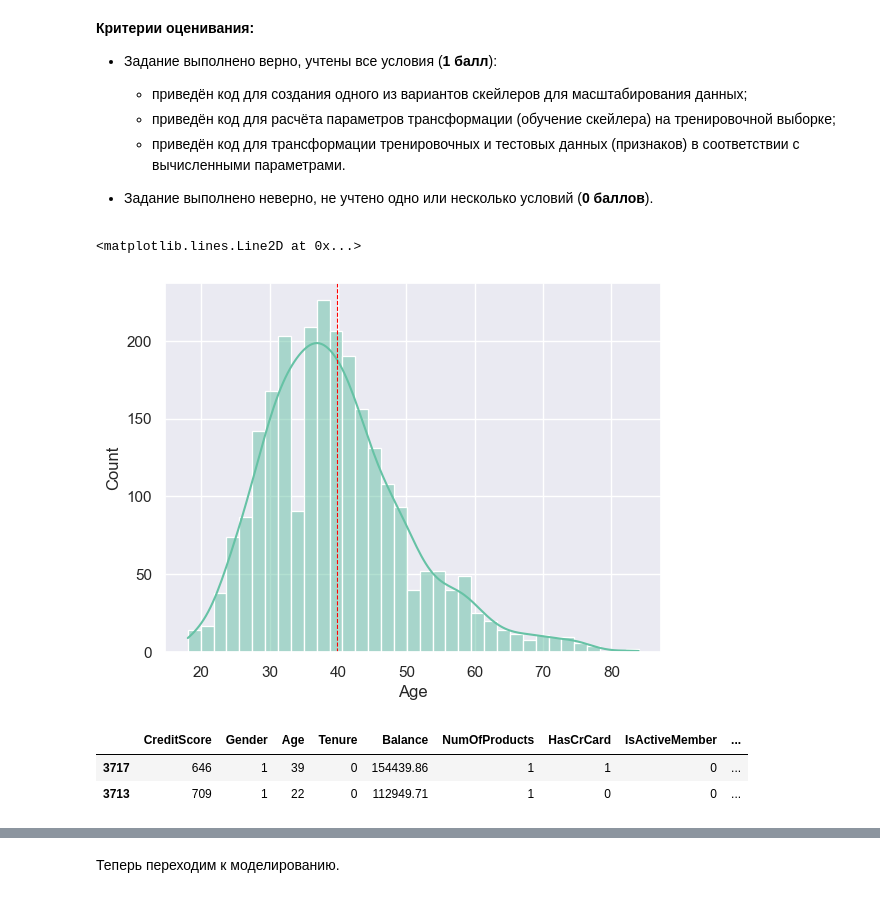
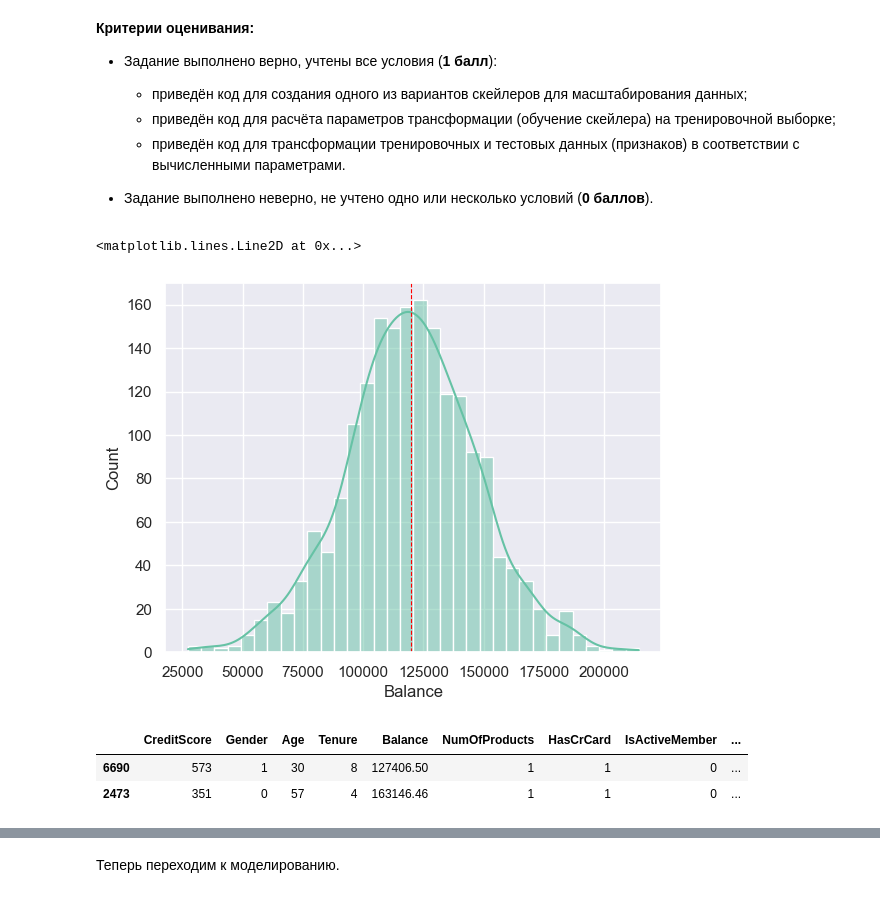
Before and after one commit to Lepnik/data_science_lnv, a Jupyter notebook: ML/ML-3/ML-3._Практика._Ноутбук-Lepnik.ipynb, the cells around one changed output, grey strips where cells are left out. Drawn from its saved outputs; the diff is of its cells as text; code cells hidden in the pictures.

```diff
--- a/ML/ML-3/ML-3._Практика._Ноутбук-Lepnik.ipynb
+++ b/ML/ML-3/ML-3._Практика._Ноутбук-Lepnik.ipynb
@@ -360,14 +402,15 @@ churn_data['IsActiveMember'] = churn_data['IsActiveMember'].astype('int') #из
 # %%
-sns.histplot(churn_data['Age'], kde=True)
-plt.axvline(churn_data['Age'].mean(), color='red', linestyle='--', linewidth=0.8)
+sns.histplot(X_train['Balance'], kde=True)
+plt.axvline(X_train['Balance'].mean(), color='red', linestyle='--', linewidth=0.8)
+#sns.boxplot(X['CreditScore'], orient='h')
 # %% [output]
 <matplotlib.lines.Line2D at 0x...>
-[figure, old version]
+[figure, new version]
 # %%
-churn_data.sample(2)
+X.sample(2)
 # %% [output]
 |  | CreditScore | Gender | Age | Tenure | Balance | NumOfProducts | HasCrCard | IsActiveMember | ... |
-| 3717 | 646 | 1 | 39 | 0 | 154439.86 | 1 | 1 | 0 | ... |
-| 3713 | 709 | 1 | 22 | 0 | 112949.71 | 1 | 0 | 0 | ... |
+| 6690 | 573 | 1 | 30 | 8 | 127406.50 | 1 | 1 | 0 | ... |
+| 2473 | 351 | 0 | 57 | 4 | 163146.46 | 1 | 1 | 0 | ... |
 # %%
 # Ваш код здесь
```
Also changed, not shown: parts of 13 cells of this notebook.
